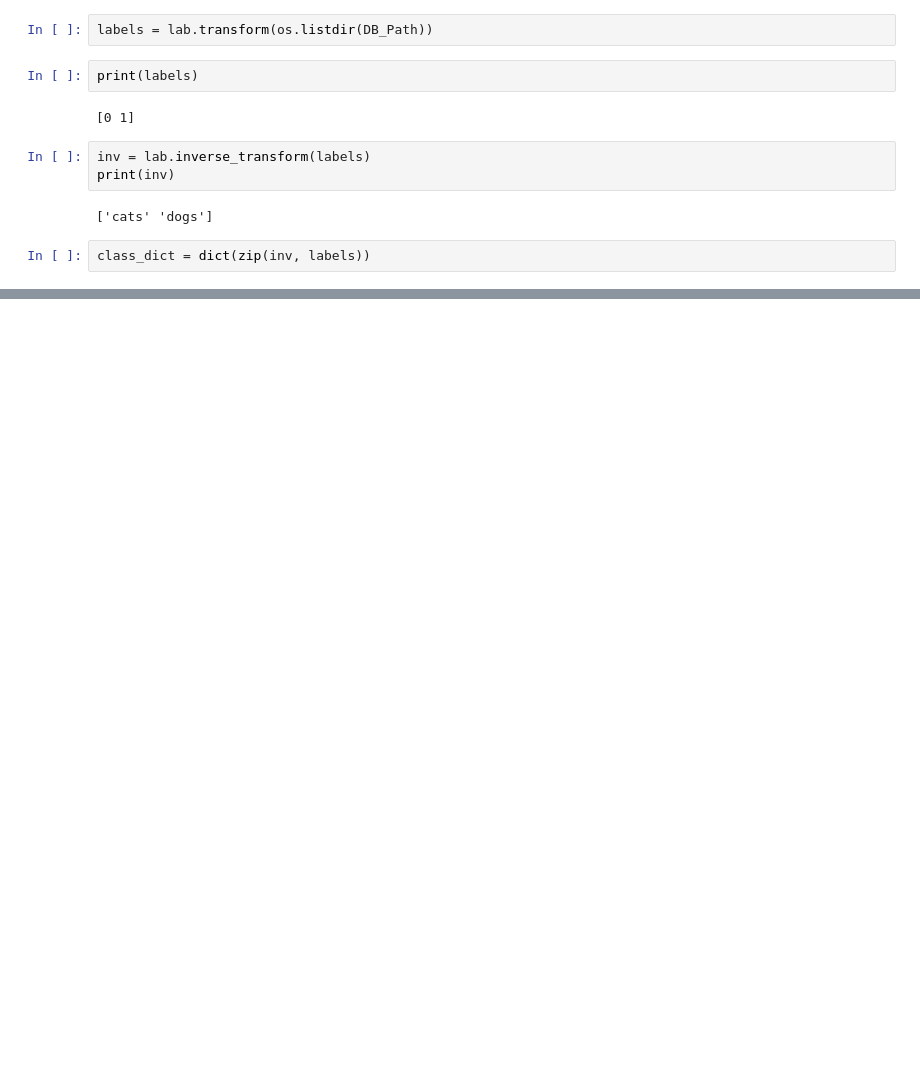
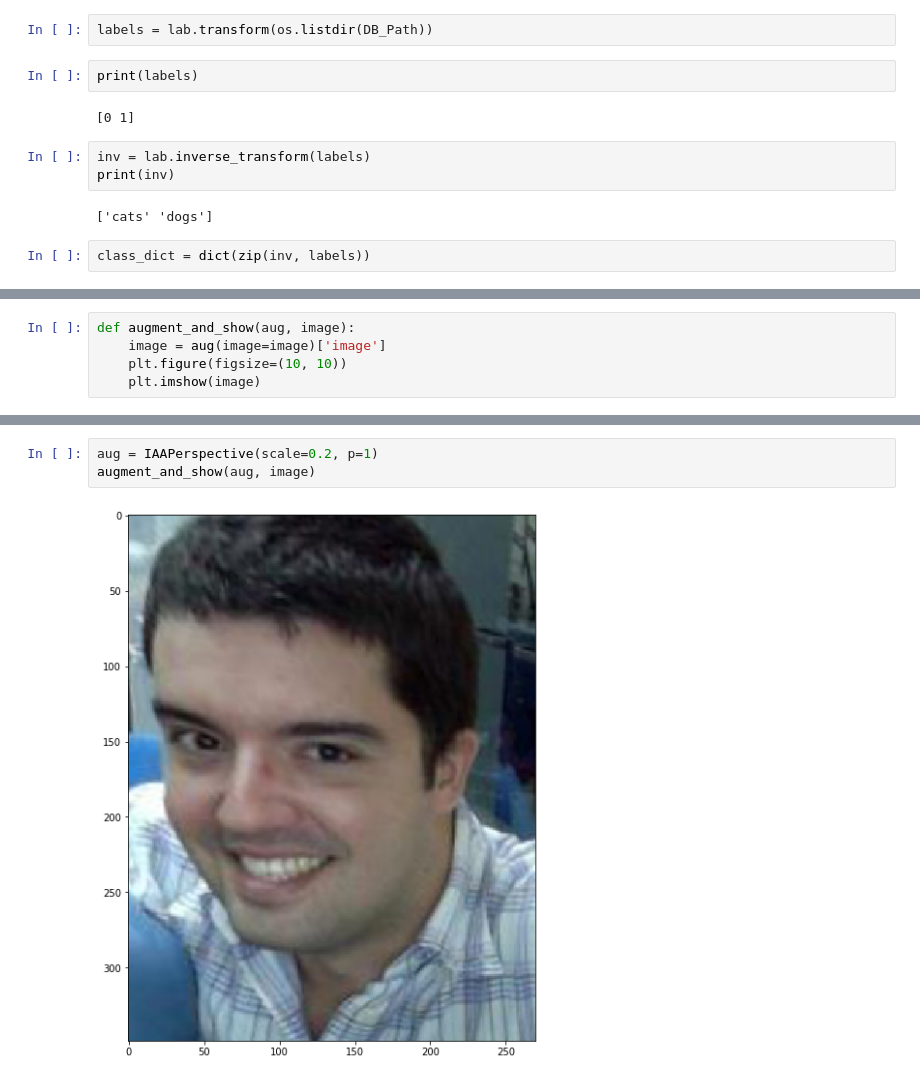
Before and after one commit to davidfreire/KFold_project, a Jupyter notebook: K_Fold.ipynb, the cells around one changed output, grey strips where cells are left out. Cells and saved outputs as stored; diff of their text form; blank space fills up the shorter version.

```diff
--- a/K_Fold.ipynb
+++ b/K_Fold.ipynb
@@ -120,0 +221,5 @@ class_dict = dict(zip(inv, labels))
+# %%
+def augment_and_show(aug, image):
+    image = aug(image=image)['image']
+    plt.figure(figsize=(10, 10))
+    plt.imshow(image)
@@ -120,0 +235,5 @@ class_dict = dict(zip(inv, labels))
+# %%
+aug = IAAPerspective(scale=0.2, p=1)
+augment_and_show(aug, image)
+# %% [output]
+[figure, added]
```
Also changed, not shown: parts of 27 cells of this notebook, 1 other file.
